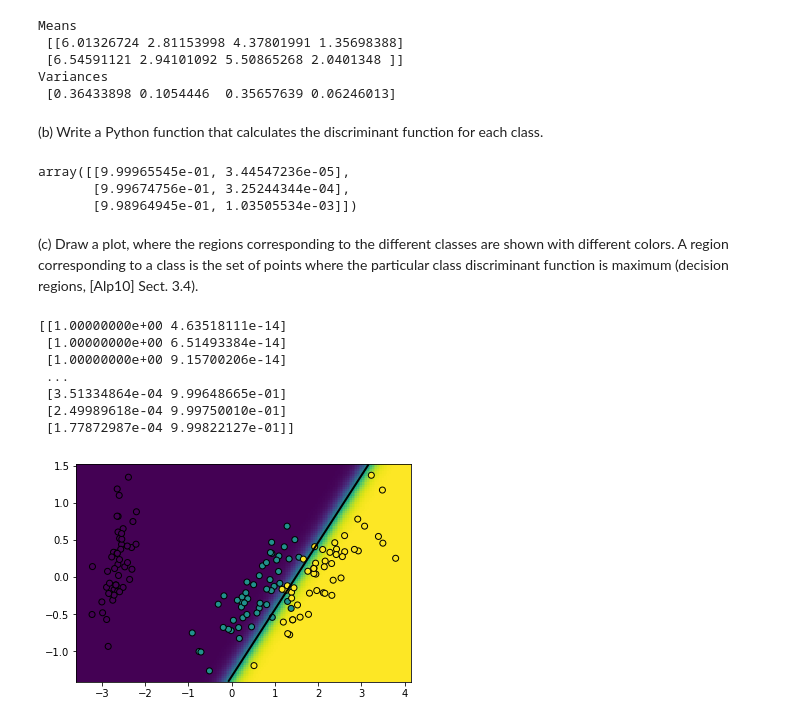
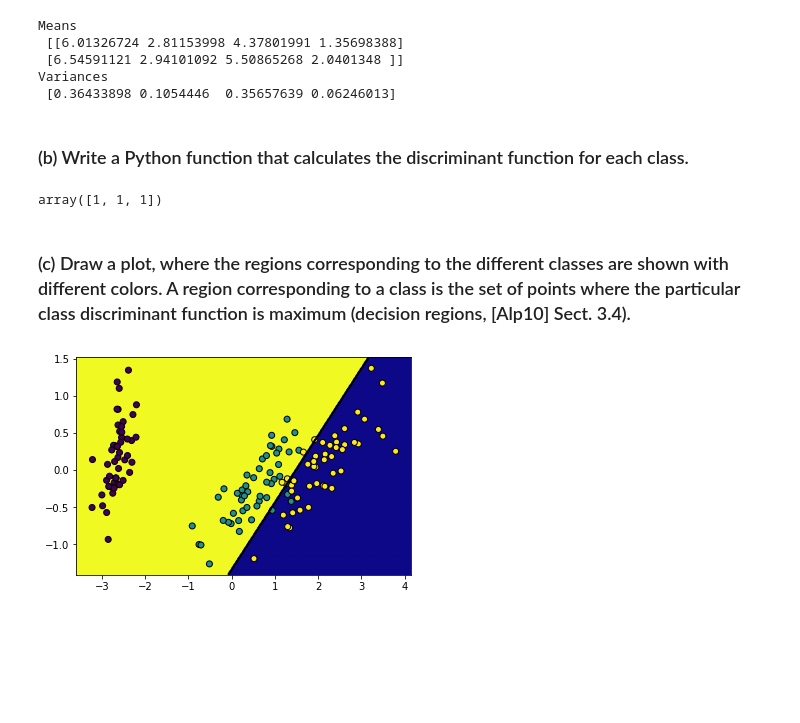
Before and after one commit to ingJSNA/machineLearning2018, a Jupyter notebook: ml-assign2-jsnavarroa.ipynb, the cells around one changed output. Saved outputs shown, nothing was run; the diff lists cells and outputs as text; code cells hidden in the pictures; blank space fills up the shorter version.

```diff
--- a/ml-assign2-jsnavarroa.ipynb
+++ b/ml-assign2-jsnavarroa.ipynb
@@ -46,14 +46,18 @@ x12 = Xorig[ix]
 y12 = y[ix]
 
 # Try GMMs
-n_classes = len(np.unique(y12))
-estimators = GaussianMixture(n_components=n_classes, covariance_type='tied', max_iter=20, random_state=0)
+def gmm(x, y, cov_type):
+    n_classes = len(np.unique(y))
+    estimators = GaussianMixture(n_components=n_classes, covariance_type=cov_type, max_iter=20, random_state=0)
 
-estimators.fit(x12, y12)
+    estimators.fit(x, y)
 
-print("Means \n", estimators.means_)
+    print("Means \n", estimators.means_)
+    print("Variances \n", np.diagonal(estimators.covariances_))
 
-print("Variances \n", np.diagonal(estimators.covariances_))
+    return estimators
+
+estimators = gmm(x12, y12, 'tied')
 # %% [output]
 Means
  [[6.01326724 2.81153998 4.37801991 1.35698388]
@@ -61,55 +65,49 @@ Means
 Variances
  [0.36433898 0.1054446  0.35657639 0.06246013]
 # %% [markdown]
-(b) Write a Python function that calculates the discriminant function for each class.
+### (b) Write a Python function that calculates the discriminant function for each class.
 # %%
-def discriminant(x, classes):
+def discriminant(x, classes, estimator):
     # we use the 0/1 loss function
     # g_i (x) = P (C_i |x)
-    return estimators.predict_proba(x)
+    return classes[estimator.predict(x)]
 
-discriminant(x12[0:3], np.unique(y12))
+discriminant(x12[0:3], np.unique(y12), estimators)
 # %% [output]
-array([[9.99965545e-01, 3.44547236e-05],
-       [9.99674756e-01, 3.25244344e-04],
-       [9.98964945e-01, 1.03505534e-03]])
+array([1, 1, 1])
 # %% [markdown]
-(c) Draw a plot, where the regions corresponding to the different classes are shown with
-different colors. A region corresponding to a class is the set of points where the particular
-class discriminant function is maximum (decision regions, [Alp10] Sect. 3.4).
+### (c) Draw a plot, where the regions corresponding to the different classes are shown with different colors. A region corresponding to a class is the set of points where the particular class discriminant function is maximum (decision regions, [Alp10] Sect. 3.4).
 # %%
-plt.scatter(X[:, 0], X[:, 1], marker='o', c=y, edgecolor='k')
+def plot(discriminant, estimator):
 
+    pca = PCA(n_components=2)
+    X = pca.fit_transform(Xorig)
 
-#
-colors = ['navy', 'turquoise', 'darkorange']
-nx, ny = 200, 100
-x_min, x_max = plt.xlim()
-y_min, y_max = plt.ylim()
-xx, yy = np.meshgrid(np.linspace(x_min, x_max, nx),
+    plt.scatter(X[:, 0], X[:, 1], marker='o', c=y, edgecolor='k')
+
+    # Create a mesh
+    nx, ny = 400, 400
+    x_min, x_max = plt.xlim()
+    y_min, y_max = plt.ylim()
+    xx, yy = np.meshgrid(np.linspace(x_min, x_max, nx),
                          np.linspace(y_min, y_max, ny))
-mesh = np.c_[xx.ravel(), yy.ravel()]
+    mesh = np.c_[xx.ravel(), yy.ravel()]
 
-meshOrig = pca.inverse_transform(mesh)
+    meshOrig = pca.inverse_transform(mesh)
 
-Z = discriminant(meshOrig, np.unique(y12))
+    Z = discriminant(meshOrig, np.unique(iris.target), estimator)
 
-Z = Z[:, 1].reshape(xx.shape)
+    Z = Z.reshape(xx.shape)
 
-plt.pcolormesh(xx, yy, Z , alpha=5)
+    plt.pcolormesh(xx, yy, Z , cmap='plasma_r', alpha=0.7)
 
-plt.contour(xx, yy, Z, [0.5], linewidths=2., colors='k')
+    plt.contour(xx, yy, Z, [0.5], linewidths=2, colors='k')
 
-plt.scatter(X[:, 0], X[:, 1], marker='o', c=y, edgecolor='k')
+    plt.scatter(X[:, 0], X[:, 1], marker='o', c=y, edgecolor='k')
 
-plt.show()
+    plt.show()
+
+plot(discriminant, estimators)
 # %% [output]
-[[1.00000000e+00 4.63518111e-14]
- [1.00000000e+00 6.51493384e-14]
- [1.00000000e+00 9.15700206e-14]
- ...
- [3.51334864e-04 9.99648665e-01]
- [2.49989618e-04 9.99750010e-01]
- [1.77872987e-04 9.99822127e-01]]
-[figure, old version]
+[figure, new version]
 # %% [markdown]
```
Also changed, not shown: parts of 10 cells of this notebook.
